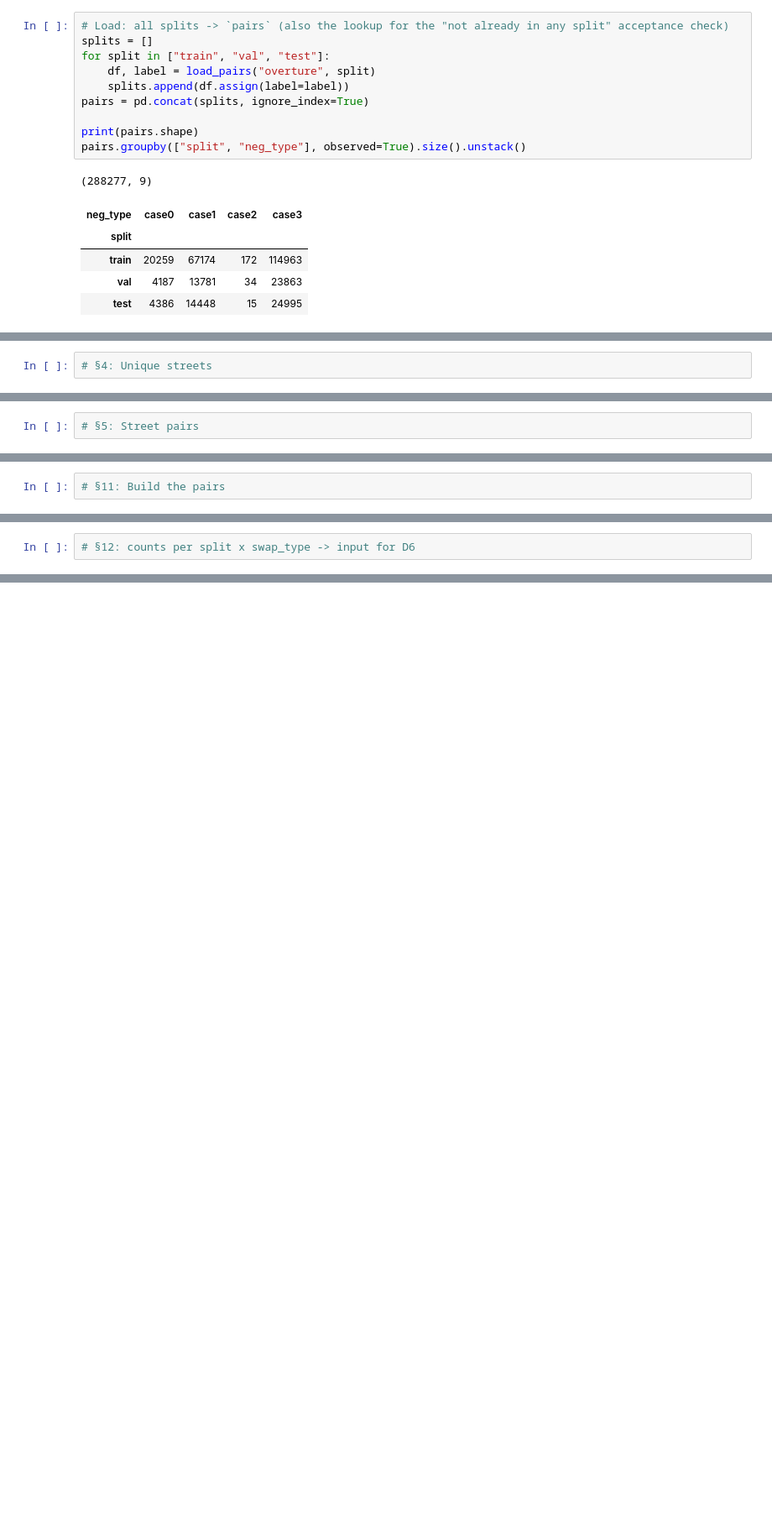
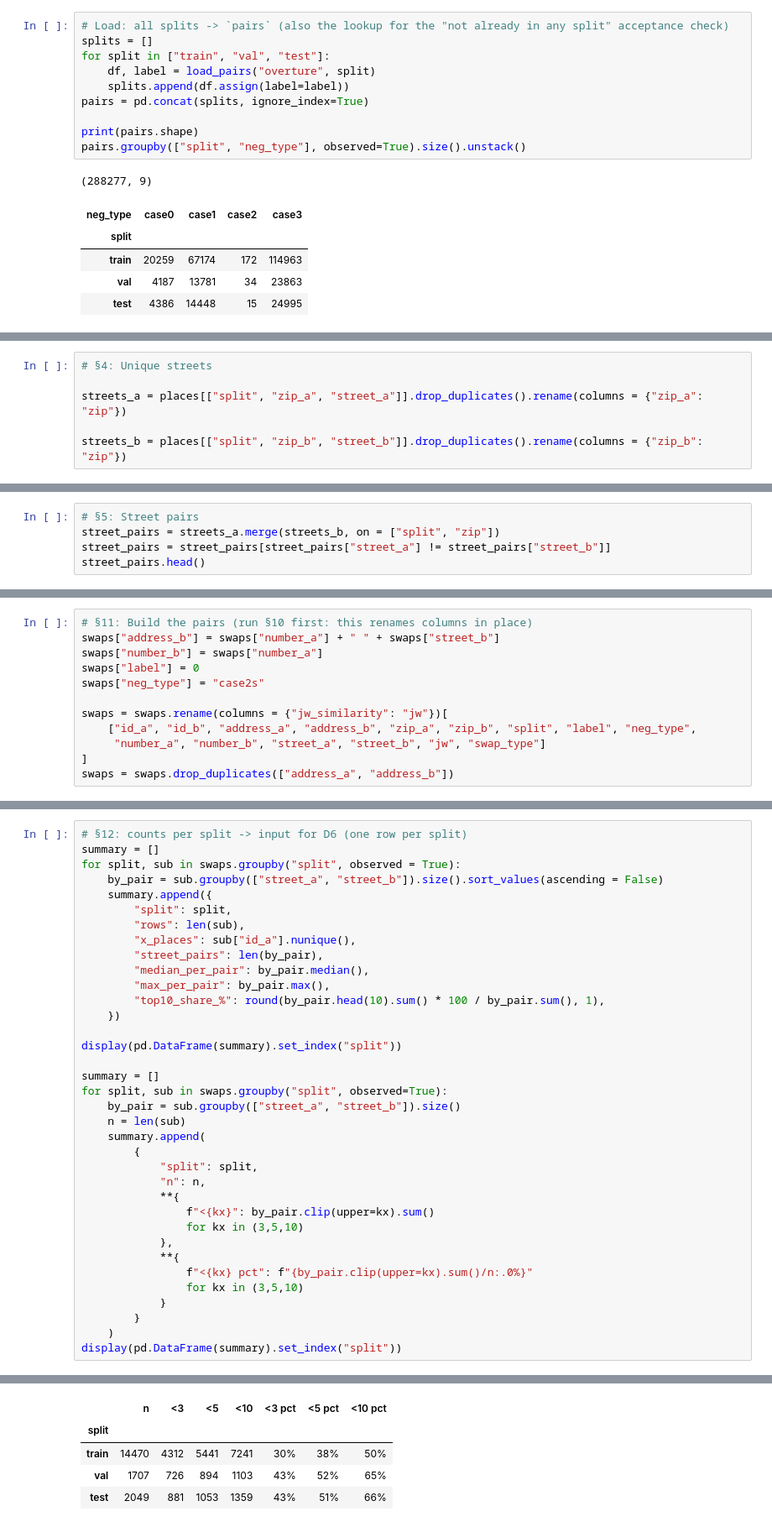
Before and after one commit to DZhang3210/ml-geocoding, a Jupyter notebook: geocoding_ml/Overture/03_case2_street_swap.ipynb, the cells around one changed output, grey strips where cells are left out. Shown at 84% size. Drawn from its saved outputs; the diff is of its cells as text; blank space fills up the shorter version.

Commit message:
finish case2s

```diff
--- a/geocoding_ml/Overture/03_case2_street_swap.ipynb
+++ b/geocoding_ml/Overture/03_case2_street_swap.ipynb
@@ -101,4 +109,8 @@ pairs.groupby(["split", "neg_type"], observed=True).size().unstack()
 # %%
 # §4: Unique streets
+
+streets_a = places[["split", "zip_a", "street_a"]].drop_duplicates().rename(columns = {"zip_a": "zip"})
+
+streets_b = places[["split", "zip_b", "street_b"]].drop_duplicates().rename(columns = {"zip_b": "zip"})
 # %% [markdown]
 ## 5. Street pairs
@@ -107,2 +120,5 @@ pairs.groupby(["split", "neg_type"], observed=True).size().unstack()
 # %%
 # §5: Street pairs
+street_pairs = streets_a.merge(streets_b, on = ["split", "zip"])
+street_pairs = street_pairs[street_pairs["street_a"] != street_pairs["street_b"]]
+street_pairs.head()
@@ -143,2 +380,12 @@ pairs.groupby(["split", "neg_type"], observed=True).size().unstack()
 # %%
-# §11: Build the pairs
+# §11: Build the pairs (run §10 first: this renames columns in place)
+swaps["address_b"] = swaps["number_a"] + " " + swaps["street_b"]
+swaps["number_b"] = swaps["number_a"]
+swaps["label"] = 0
+swaps["neg_type"] = "case2s"
+
+swaps = swaps.rename(columns = {"jw_similarity": "jw"})[
+    ["id_a", "id_b", "address_a", "address_b", "zip_a", "zip_b", "split", "label", "neg_type",
+     "number_a", "number_b", "street_a", "street_b", "jw", "swap_type"]
+]
+swaps = swaps.drop_duplicates(["address_a", "address_b"])
@@ -299,3 +396,38 @@ train share and eval size (≥ 400 across val + test).
 **Input:** `swaps`
 # %%
-# §12: counts per split x swap_type -> input for D6
+# §12: counts per split -> input for D6 (one row per split)
+summary = []
+for split, sub in swaps.groupby("split", observed = True):
+    by_pair = sub.groupby(["street_a", "street_b"]).size().sort_values(ascending = False)
+    summary.append({
+        "split": split,
+        "rows": len(sub),
+        "x_places": sub["id_a"].nunique(),
+        "street_pairs": len(by_pair),
+        "median_per_pair": by_pair.median(),
+        "max_per_pair": by_pair.max(),
+        "top10_share_%": round(by_pair.head(10).sum() * 100 / by_pair.sum(), 1),
+    })
+
+display(pd.DataFrame(summary).set_index("split"))
+
+summary = []
+for split, sub in swaps.groupby("split", observed=True):
+    by_pair = sub.groupby(["street_a", "street_b"]).size()
+    n = len(sub)
+    summary.append(
+        {
+            "split": split,
+            "n": n,
+            **{
+                f"<{kx}": by_pair.clip(upper=kx).sum()
+                for kx in (3,5,10)
+            },
+            **{
+                f"<{kx} pct": f"{by_pair.clip(upper=kx).sum()/n:.0%}"
+                for kx in (3,5,10)
+            }
+        }
+    )
+display(pd.DataFrame(summary).set_index("split"))
+# %% [output]
@@ -302 +439,6 @@ train share and eval size (≥ 400 across val + test).
+|  | n | <3 | <5 | <10 | <3 pct | <5 pct | <10 pct |
+| split |  |  |  |  |  |  |  |
+| train | 14470 | 4312 | 5441 | 7241 | 30% | 38% | 50% |
+| val | 1707 | 726 | 894 | 1103 | 43% | 52% | 65% |
+| test | 2049 | 881 | 1053 | 1359 | 43% | 51% | 66% |
 # %% [markdown]
```
Also changed, not shown: parts of 48 cells of this notebook, 17 other files.
